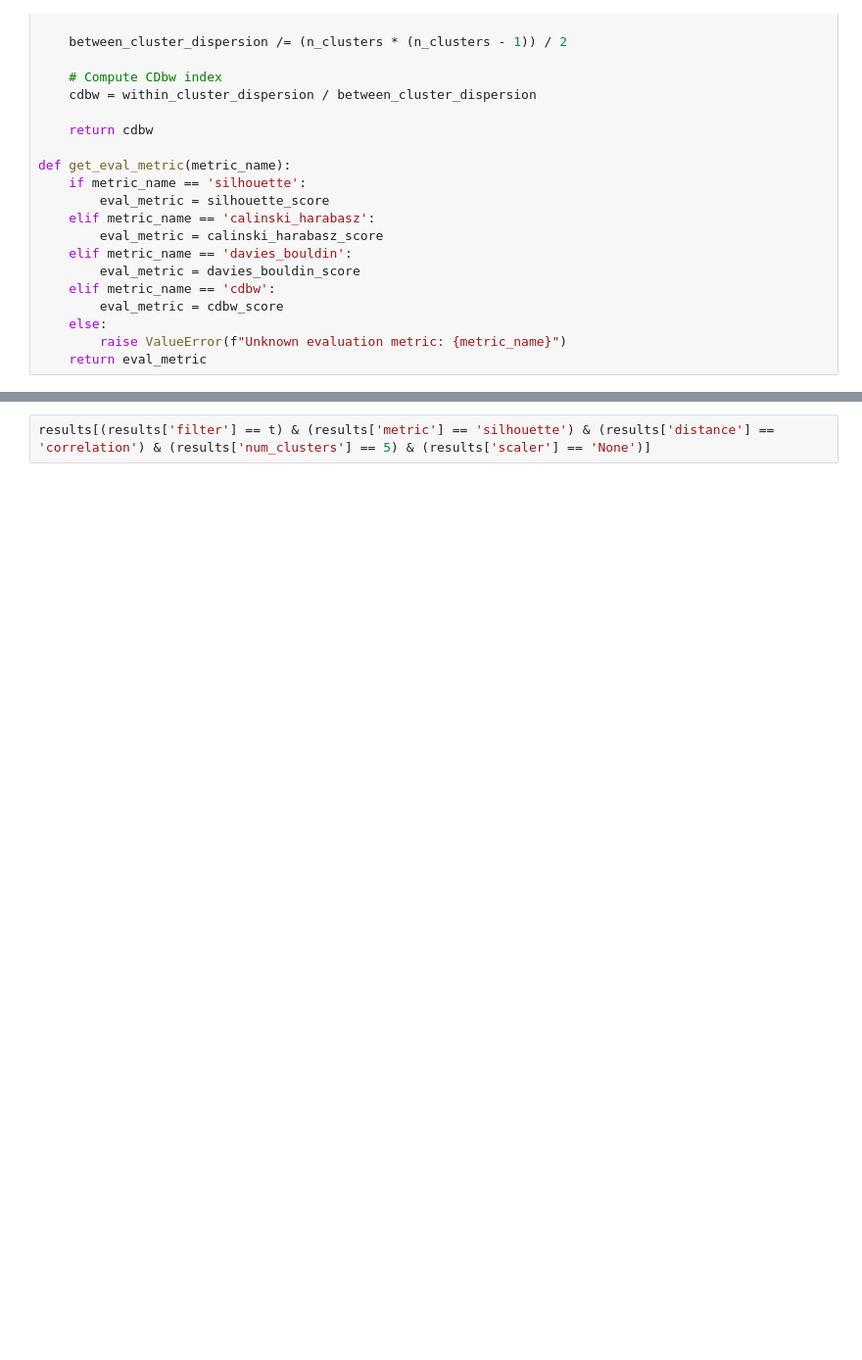
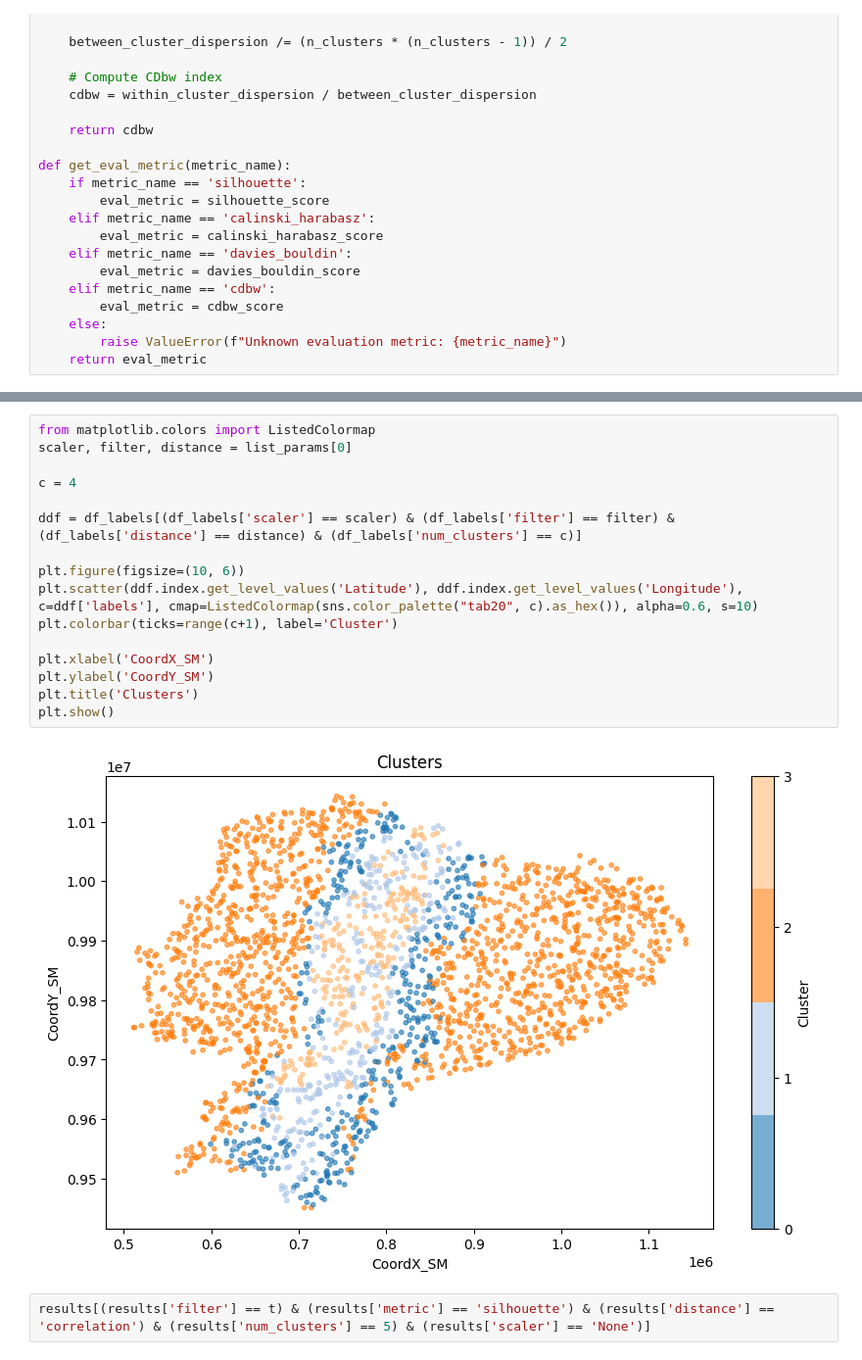
Before and after one commit to tutur90/Weather-Forecast, a Jupyter notebook: Map_forcast.ipynb, the cells around one changed output, grey strips where cells are left out. Shown at 98% size. Drawn from its saved outputs; the diff is of its cells as text; blank space fills up the shorter version.

```diff
--- a/Map_forcast.ipynb
+++ b/Map_forcast.ipynb
@@ -349,3 +401,21 @@ sns.relplot(
+# %%
+from matplotlib.colors import ListedColormap
+scaler, filter, distance = list_params[0]
+
+c = 4
+
+ddf = df_labels[(df_labels['scaler'] == scaler) & (df_labels['filter'] == filter) & (df_labels['distance'] == distance) & (df_labels['num_clusters'] == c)]
+
+plt.figure(figsize=(10, 6))
+plt.scatter(ddf.index.get_level_values('Latitude'), ddf.index.get_level_values('Longitude'), c=ddf['labels'], cmap=ListedColormap(sns.color_palette("tab20", c).as_hex()), alpha=0.6, s=10)
+plt.colorbar(ticks=range(c+1), label='Cluster')
+
+plt.xlabel('CoordX_SM')
+plt.ylabel('CoordY_SM')
+plt.title('Clusters')
+plt.show()
+# %% [output]
+[figure, added]
 # %%
 results[(results['filter'] == t) & (results['metric'] == 'silhouette') & (results['distance'] == 'correlation') & (results['num_clusters'] == 5) & (results['scaler'] == 'None')]
 # %% [output]
```
Also changed, not shown: parts of 8 cells of this notebook.
